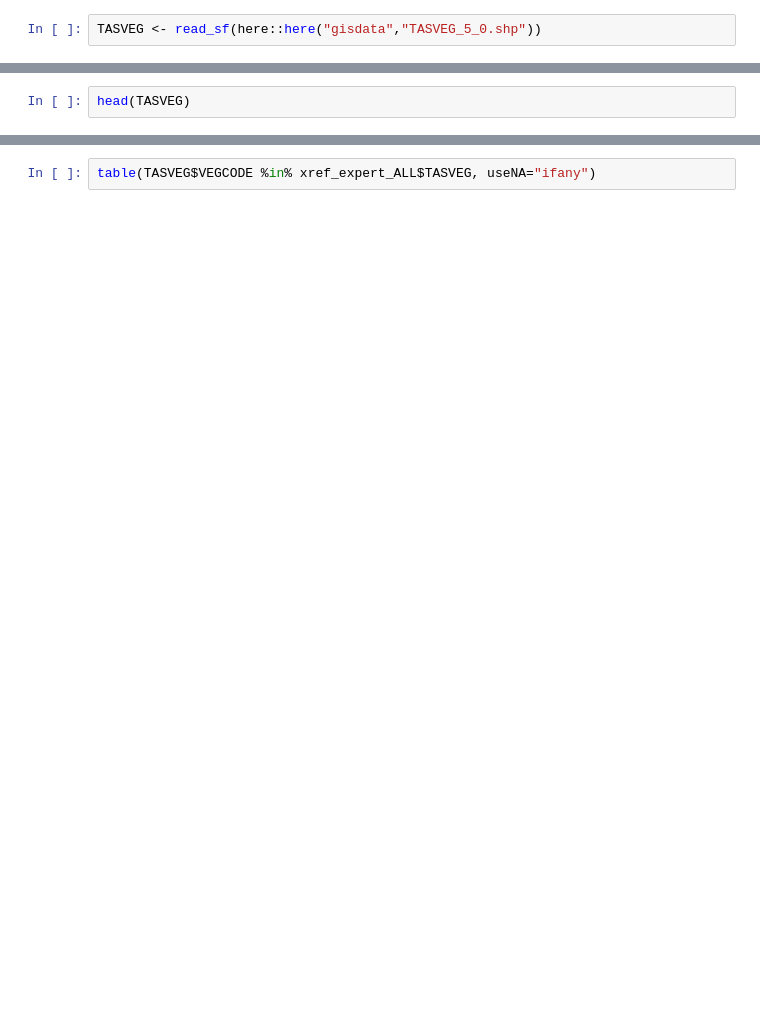
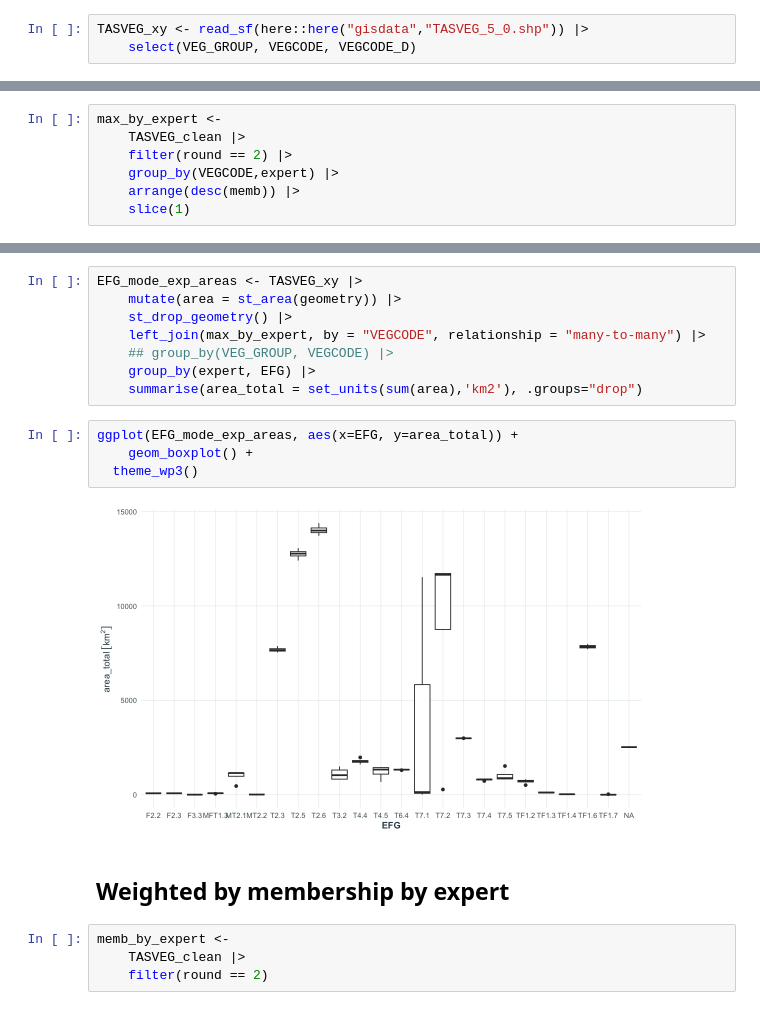
Before and after one commit to Ecosystem-Indicators-Workflows/TASVEG-XREF, a Jupyter notebook: synthesis/area-summaries.ipynb, the cells around one changed output, grey strips where cells are left out. Cells and saved outputs as stored; diff of their text form; blank space fills up the shorter version.

Commit message:
exploring area summaries per expert and EFG

```diff
--- a/synthesis/area-summaries.ipynb
+++ b/synthesis/area-summaries.ipynb
@@ -18,2 +34,3 @@ ERROR: Error in readChar(con, 5L, useBytes = TRUE): cannot open the connection
 # %%
-TASVEG <- read_sf(here::here("gisdata","TASVEG_5_0.shp"))
+TASVEG_xy <- read_sf(here::here("gisdata","TASVEG_5_0.shp")) |>
+    select(VEG_GROUP, VEGCODE, VEGCODE_D)
@@ -20,2 +39,7 @@ TASVEG <- read_sf(here::here("gisdata","TASVEG_5_0.shp"))
 # %%
-head(TASVEG)
+max_by_expert <-
+    TASVEG_clean |>
+    filter(round == 2) |>
+    group_by(VEGCODE,expert) |>
+    arrange(desc(memb)) |>
+    slice(1)
@@ -39,2 +58,20 @@ Projected CRS: GDA94 / MGA zone 55
 # %%
-table(TASVEG$VEGCODE %in% xref_expert_ALL$TASVEG, useNA="ifany")
+EFG_mode_exp_areas <- TASVEG_xy |>
+    mutate(area = st_area(geometry)) |>
+    st_drop_geometry() |>
+    left_join(max_by_expert, by = "VEGCODE", relationship = "many-to-many") |>
+    ## group_by(VEG_GROUP, VEGCODE) |>
+    group_by(expert, EFG) |>
+    summarise(area_total = set_units(sum(area),'km2'), .groups="drop")
+# %%
+ggplot(EFG_mode_exp_areas, aes(x=EFG, y=area_total)) +
+    geom_boxplot() +
+  theme_wp3()
+# %% [output]
+[figure, added]
+# %% [markdown]
+## Weighted by membership by expert
+# %%
+memb_by_expert <-
+    TASVEG_clean |>
+    filter(round == 2)
```
Also changed, not shown: parts of 16 cells of this notebook, 1 other file.
